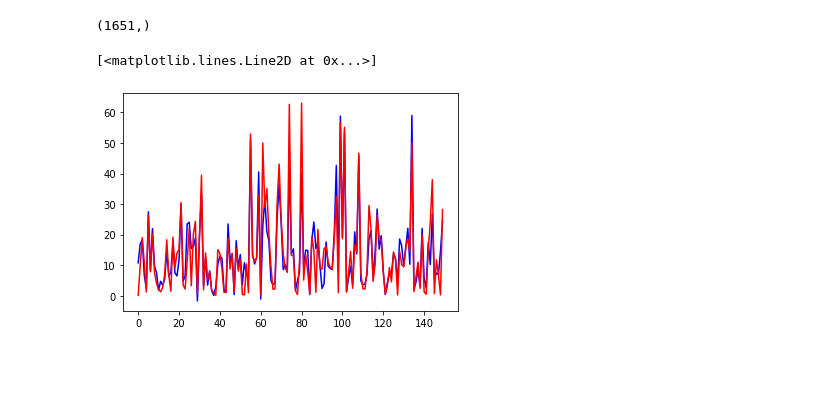
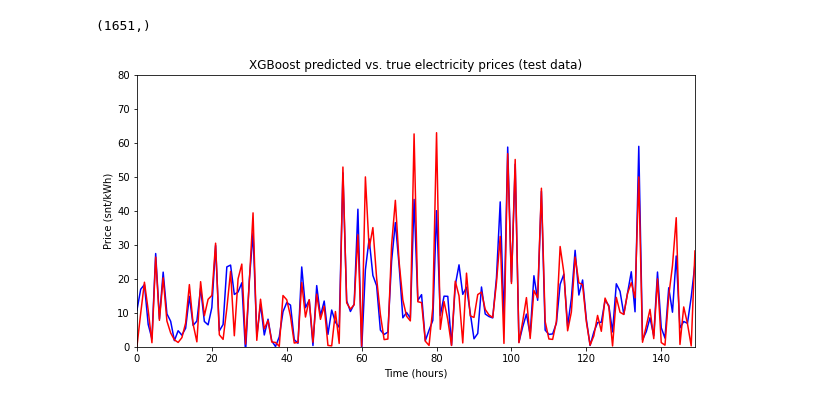
Before and after one commit to lachs1/junction-2022, a Jupyter notebook: preprocessing/ML_predictions.ipynb, the cells around one changed output. Cells and saved outputs as stored; diff of their text form; code cells hidden in the pictures; blank space fills up the shorter version.

Commit message:
Plots

```diff
--- a/preprocessing/ML_predictions.ipynb
+++ b/preprocessing/ML_predictions.ipynb
@@ -121,11 +121,19 @@ predictions.shape
 # %% [output]
 (1651,)
 # %%
+plt.figure(figsize=(10,5))
 plt.plot(list(predictions[:150]), color='b')
 plt.plot(list(y_test[:150]), color='r')
+plt.ylabel('Price (snt/kWh)')
+plt.xlabel('Time (hours)')
+plt.ylim(0,80)
+plt.xlim(0,149)
+
+plt.title('XGBoost predicted vs. true electricity prices (test data)')
+plt.plot()
+plt.savefig('XGBTestData.pdf',bbox_inches='tight')
 # %% [output]
-[<matplotlib.lines.Line2D at 0x...>]
-[figure, old version]
+[figure, new version]
 # %%
 #valid
 predictions_val = regressor.predict(X_val)
```
Also changed, not shown: parts of 8 cells of this notebook.
